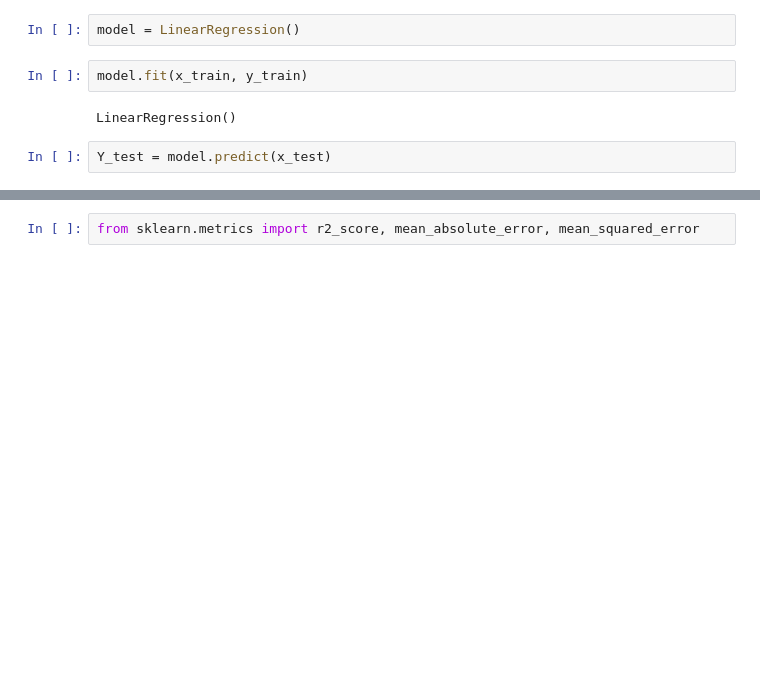
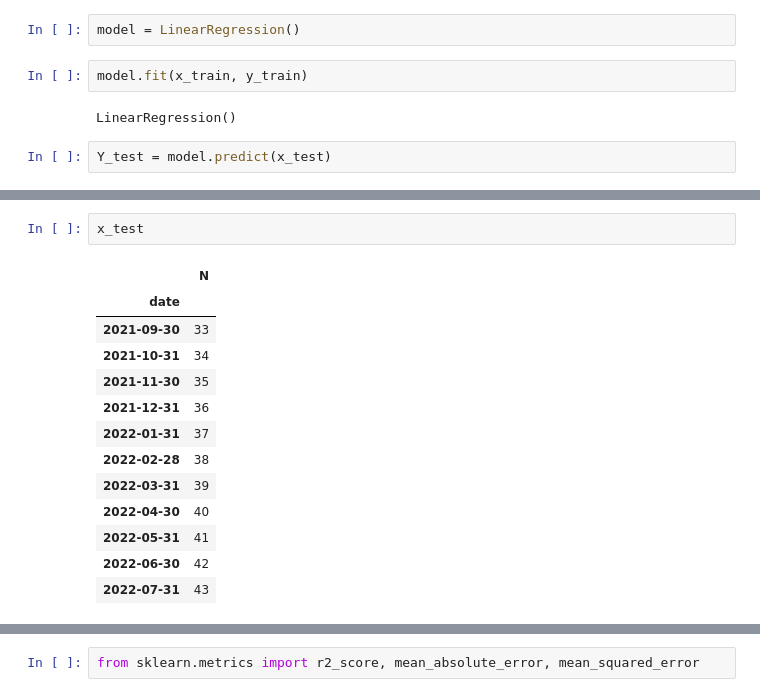
Before and after one commit to lisa2271/Praktika, a Jupyter notebook: praktika.ipynb, the cells around one changed output, grey strips where cells are left out. Saved outputs shown, nothing was run; the diff lists cells and outputs as text; blank space fills up the shorter version.

```diff
--- a/praktika.ipynb
+++ b/praktika.ipynb
@@ -303,3 +326,19 @@ array([[3.90322104e+09],
+# %%
+x_test
+# %% [output]
+|  | N |
+| date |  |
+| 2021-09-30 | 33 |
+| 2021-10-31 | 34 |
+| 2021-11-30 | 35 |
+| 2021-12-31 | 36 |
+| 2022-01-31 | 37 |
+| 2022-02-28 | 38 |
+| 2022-03-31 | 39 |
+| 2022-04-30 | 40 |
+| 2022-05-31 | 41 |
+| 2022-06-30 | 42 |
+| 2022-07-31 | 43 |
 # %%
 y_test
 # %% [output]
```
Also changed, not shown: parts of 9 cells of this notebook.
